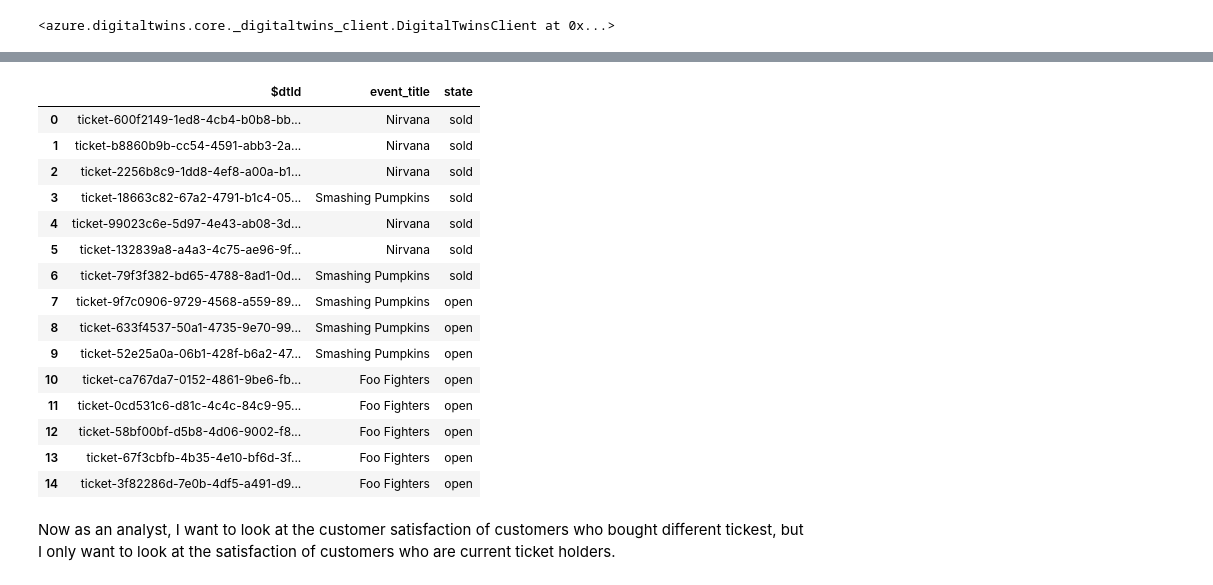
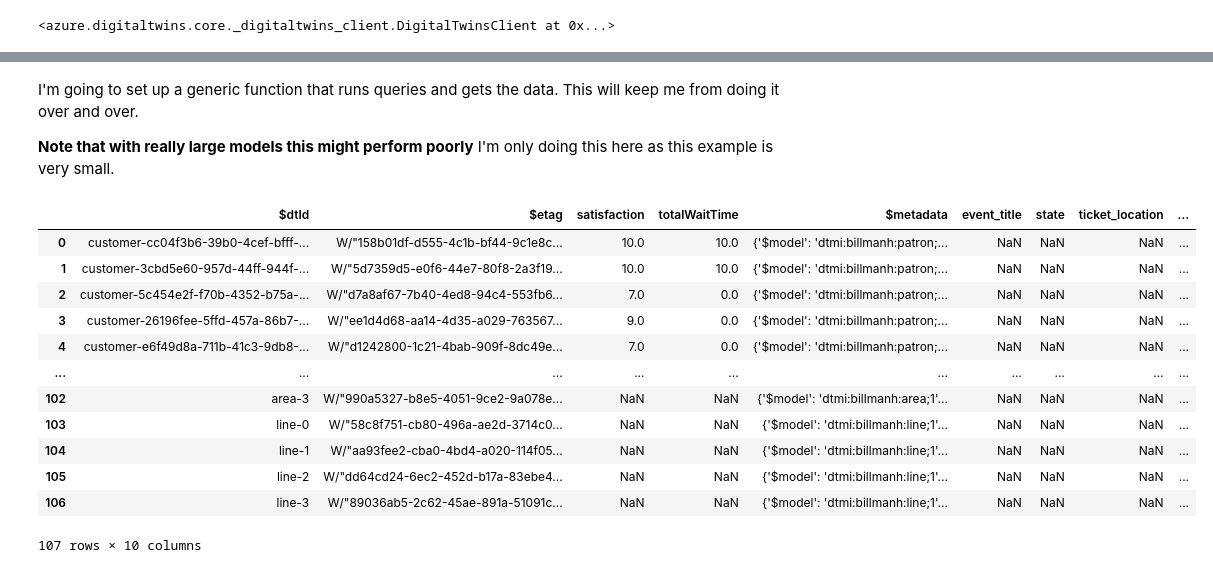
Before and after one commit to BillmanH/learn-dt, a Jupyter notebook: notebooks/04 Lots on Queries.ipynb, the cells around one changed output, grey strips where cells are left out. Cells and saved outputs as stored; diff of their text form; code cells hidden in the pictures.

```diff
--- a/notebooks/04 Lots on Queries.ipynb
+++ b/notebooks/04 Lots on Queries.ipynb
@@ -51,4 +40,0 @@ query_result = service_client.query_twins(query_expression)
-# %%
-values = []
-for i in query_result:
-    values.append(i)
@@ -253,9 +40,0 @@ service_client.update_component(customer_selection,"state", patch)
-# %%
-query_expression = f"""
-SELECT * FROM digitaltwins where IS_OF_MODEL('{ticket_model_id}')
-and event_title = '{selection_show}'
-"""
-query_result = service_client.query_twins(query_expression)
-available_tickets_df = pd.DataFrame([[i['$dtId'],i['event_title'],i['state']] for i in query_result],
-                                   columns = ['$dtId','event_title','state'])
-available_tickets_df
@@ -316,9 +40,0 @@ Another customer will buy several tickets.
-# %%
-query_expression = f"""
-SELECT * FROM digitaltwins t where IS_OF_MODEL('{ticket_model_id}')
-and t.state = 'open'
-"""
-query_result = service_client.query_twins(query_expression)
-available_tickets_df = pd.DataFrame([[i['$dtId'],i['event_title'],i['state']] for i in query_result],
-                                   columns = ['$dtId','event_title','state'])
-available_tickets_df
@@ -400,27 +41,31 @@ Now let's lets look at the tickets.
-# %%
-query_expression = f"""
-SELECT * FROM digitaltwins t where IS_OF_MODEL('{ticket_model_id}')
-"""
-query_result = service_client.query_twins(query_expression)
-available_tickets_df = pd.DataFrame([[i['$dtId'],i['event_title'],i['state']] for i in query_result],
-                                   columns = ['$dtId','event_title','state'])
-available_tickets_df
-# %% [output]
-|  | $dtId | event_title | state |
-| 0 | ticket-600f2149-1ed8-4cb4-b0b8-bb... | Nirvana | sold |
-| 1 | ticket-b8860b9b-cc54-4591-abb3-2a... | Nirvana | sold |
-| 2 | ticket-2256b8c9-1dd8-4ef8-a00a-b1... | Nirvana | sold |
-| 3 | ticket-18663c82-67a2-4791-b1c4-05... | Smashing Pumpkins | sold |
-| 4 | ticket-99023c6e-5d97-4e43-ab08-3d... | Nirvana | sold |
-| 5 | ticket-132839a8-a4a3-4c75-ae96-9f... | Nirvana | sold |
-| 6 | ticket-79f3f382-bd65-4788-8ad1-0d... | Smashing Pumpkins | sold |
-| 7 | ticket-9f7c0906-9729-4568-a559-89... | Smashing Pumpkins | open |
-| 8 | ticket-633f4537-50a1-4735-9e70-99... | Smashing Pumpkins | open |
-| 9 | ticket-52e25a0a-06b1-428f-b6a2-47... | Smashing Pumpkins | open |
-| 10 | ticket-ca767da7-0152-4861-9be6-fb... | Foo Fighters | open |
-| 11 | ticket-0cd531c6-d81c-4c4c-84c9-95... | Foo Fighters | open |
-| 12 | ticket-58bf00bf-d5b8-4d06-9002-f8... | Foo Fighters | open |
-| 13 | ticket-67f3cbfb-4b35-4e10-bf6d-3f... | Foo Fighters | open |
-| 14 | ticket-3f82286d-7e0b-4df5-a491-d9... | Foo Fighters | open |
-# %% [markdown]
-Now as an analyst, I want to look at the customer satisfaction of customers who bought different tickest, but I only want to look at the satisfaction of customers who are current ticket holders.
+# %% [markdown]
+I'm going to set up a generic function that runs queries and gets the data. This will keep me from doing it over and over.
+
+**Note that with really large models this might perform poorly** I'm only doing this here as this example is very small.
+# %%
+def query_ADT(query):
+    query_result = service_client.query_twins(query)
+    values = [i for i in query_result]
+    return values
+
+def query_to_df(query):
+    query_result = query_ADT(query)
+    values = pd.DataFrame(query_result)
+    return values
+
+query_expression = "SELECT * FROM digitaltwins"
+query_to_df(query_expression)
+# %% [output]
+|  | $dtId | $etag | satisfaction | totalWaitTime | $metadata | event_title | state | ticket_location | ... |
+| 0 | customer-cc04f3b6-39b0-4cef-bfff-... | W/"158b01df-d555-4c1b-bf44-9c1e8c... | 10.0 | 10.0 | {'$model': 'dtmi:billmanh:patron;... | NaN | NaN | NaN | ... |
+| 1 | customer-3cbd5e60-957d-44ff-944f-... | W/"5d7359d5-e0f6-44e7-80f8-2a3f19... | 10.0 | 10.0 | {'$model': 'dtmi:billmanh:patron;... | NaN | NaN | NaN | ... |
+| 2 | customer-5c454e2f-f70b-4352-b75a-... | W/"d7a8af67-7b40-4ed8-94c4-553fb6... | 7.0 | 0.0 | {'$model': 'dtmi:billmanh:patron;... | NaN | NaN | NaN | ... |
+| 3 | customer-26196fee-5ffd-457a-86b7-... | W/"ee1d4d68-aa14-4d35-a029-763567... | 9.0 | 0.0 | {'$model': 'dtmi:billmanh:patron;... | NaN | NaN | NaN | ... |
+| 4 | customer-e6f49d8a-711b-41c3-9db8-... | W/"d1242800-1c21-4bab-909f-8dc49e... | 7.0 | 0.0 | {'$model': 'dtmi:billmanh:patron;... | NaN | NaN | NaN | ... |
+| ... | ... | ... | ... | ... | ... | ... | ... | ... | ... |
+| 102 | area-3 | W/"990a5327-b8e5-4051-9ce2-9a078e... | NaN | NaN | {'$model': 'dtmi:billmanh:area;1'... | NaN | NaN | NaN | ... |
+| 103 | line-0 | W/"58c8f751-cb80-496a-ae2d-3714c0... | NaN | NaN | {'$model': 'dtmi:billmanh:line;1'... | NaN | NaN | NaN | ... |
+| 104 | line-1 | W/"aa93fee2-cba0-4bd4-a020-114f05... | NaN | NaN | {'$model': 'dtmi:billmanh:line;1'... | NaN | NaN | NaN | ... |
+| 105 | line-2 | W/"dd64cd24-6ec2-452d-b17a-83ebe4... | NaN | NaN | {'$model': 'dtmi:billmanh:line;1'... | NaN | NaN | NaN | ... |
+| 106 | line-3 | W/"89036ab5-2c62-45ae-891a-51091c... | NaN | NaN | {'$model': 'dtmi:billmanh:line;1'... | NaN | NaN | NaN | ... |
+107 rows × 10 columns
```
Also changed, not shown: parts of 68 cells of this notebook, 6 other files.
